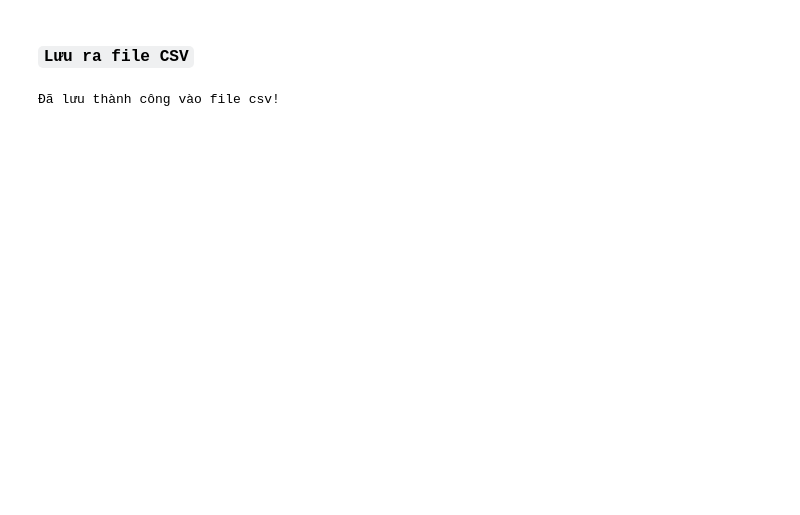
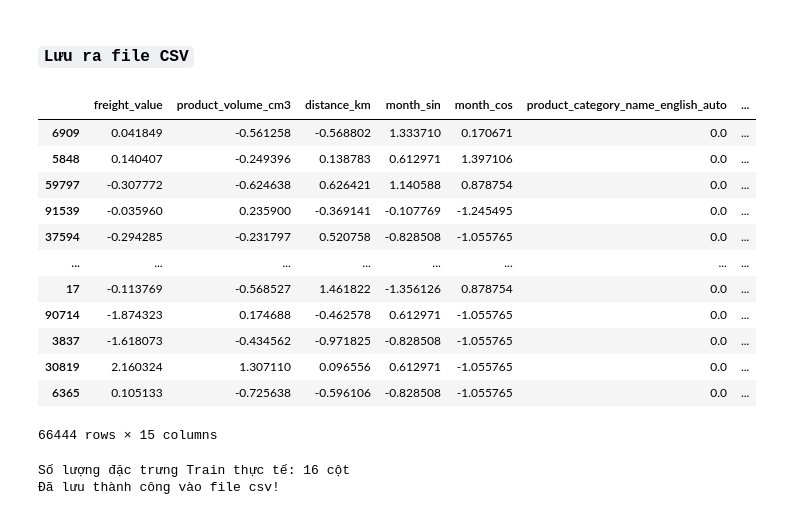
Before and after one commit to conluoi123/Machine-Learning---Project-1-, a Jupyter notebook: code/Part1_Regression/notebook.ipynb, the cells around one changed output. Saved outputs shown, nothing was run; the diff lists cells and outputs as text; code cells hidden in the pictures; blank space fills up the shorter version.

```diff
--- a/code/Part1_Regression/notebook.ipynb
+++ b/code/Part1_Regression/notebook.ipynb
@@ -1029,28 +1188,42 @@ plt.show()
 # %% [markdown]
 ### `Lưu ra file CSV`
+# %%
+X_train
+# %% [output]
+|  | freight_value | product_volume_cm3 | distance_km | month_sin | month_cos | product_category_name_english_auto | ... |
+| 6909 | 0.041849 | -0.561258 | -0.568802 | 1.333710 | 0.170671 | 0.0 | ... |
+| 5848 | 0.140407 | -0.249396 | 0.138783 | 0.612971 | 1.397106 | 0.0 | ... |
+| 59797 | -0.307772 | -0.624638 | 0.626421 | 1.140588 | 0.878754 | 0.0 | ... |
+| 91539 | -0.035960 | 0.235900 | -0.369141 | -0.107769 | -1.245495 | 0.0 | ... |
+| 37594 | -0.294285 | -0.231797 | 0.520758 | -0.828508 | -1.055765 | 0.0 | ... |
+| ... | ... | ... | ... | ... | ... | ... | ... |
+| 17 | -0.113769 | -0.568527 | 1.461822 | -1.356126 | 0.878754 | 0.0 | ... |
+| 90714 | -1.874323 | 0.174688 | -0.462578 | 0.612971 | -1.055765 | 0.0 | ... |
+| 3837 | -1.618073 | -0.434562 | -0.971825 | -0.828508 | -1.055765 | 0.0 | ... |
+| 30819 | 2.160324 | 1.307110 | 0.096556 | 0.612971 | -1.055765 | 0.0 | ... |
+| 6365 | 0.105133 | -0.725638 | -0.596106 | -0.828508 | -1.055765 | 0.0 | ... |
+66444 rows × 15 columns
 # %%
-# with open("train.csv", "w") as f:
-#df_train = pd.DataFrame(X_train, columns=feature_names)
 process_path = os.path.join(path,"processed")
 os.makedirs(process_path, exist_ok=True)
 
-#train
-df_train = pd.DataFrame(X_train, columns=feature_names)
+# Chỉ việc sử dụng trực tiếp X_train, X_val, X_test (vì nó TRƯỚC ĐÓ ĐÃ LÀ DATAFRAME rồi)
+df_train = X_train.copy()
 df_train['target_delivery_days'] = y_train
 
-#val
-df_val = pd.DataFrame(X_val, columns=feature_names)
+df_val = X_val.copy()
 df_val['target_delivery_days'] = y_val
 
-#test
-df_test = pd.DataFrame(X_test, columns=feature_names)
+df_test = X_test.copy()
 df_test['target_delivery_days'] = y_test
-
 
 # Lưu vào csv
 df_train.to_csv(os.path.join(process_path, "train.csv"), index=False)
 df_val.to_csv(os.path.join(process_path, "val.csv"), index=False)
 df_test.to_csv(os.path.join(process_path, "test.csv"), index=False)
+
+print(f"Số lượng đặc trưng Train thực tế: {df_train.shape[1]} cột")
 print(f"Đã lưu thành công vào file csv!")
 # %% [output]
+Số lượng đặc trưng Train thực tế: 16 cột
 Đã lưu thành công vào file csv!
```
Also changed, not shown: parts of 6 cells of this notebook, 4 other files.
